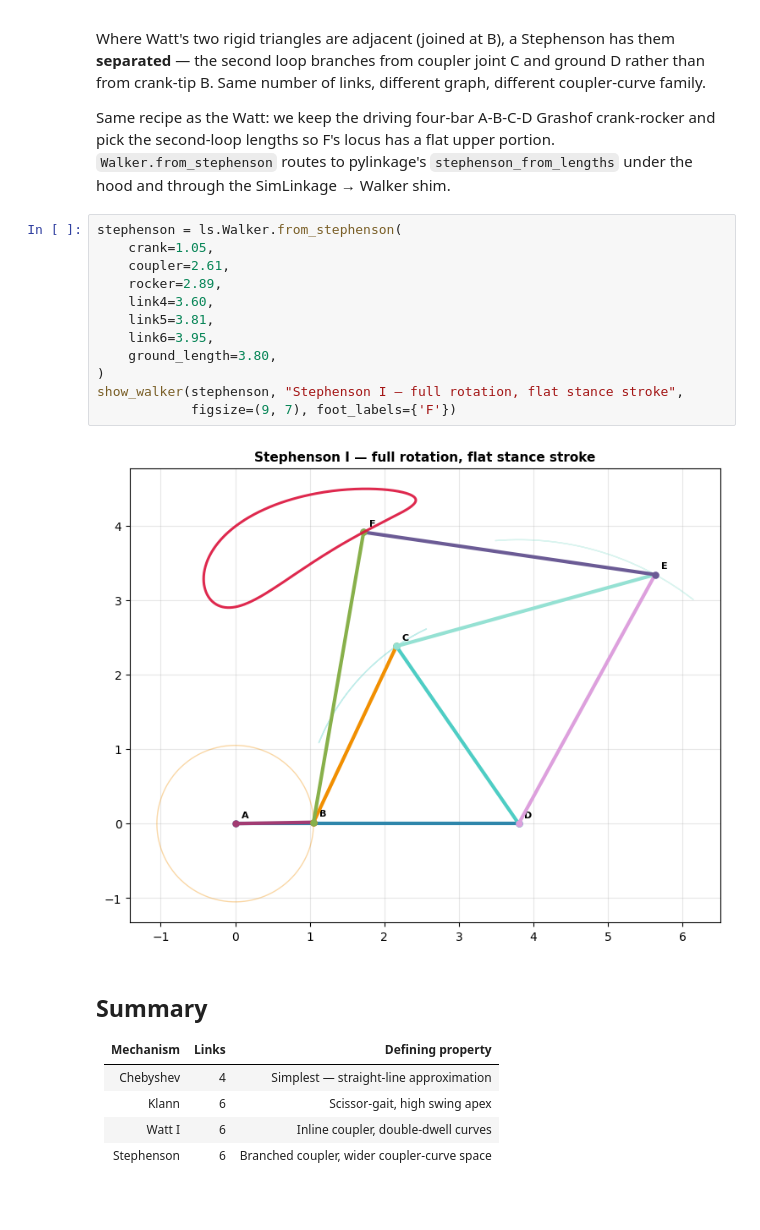
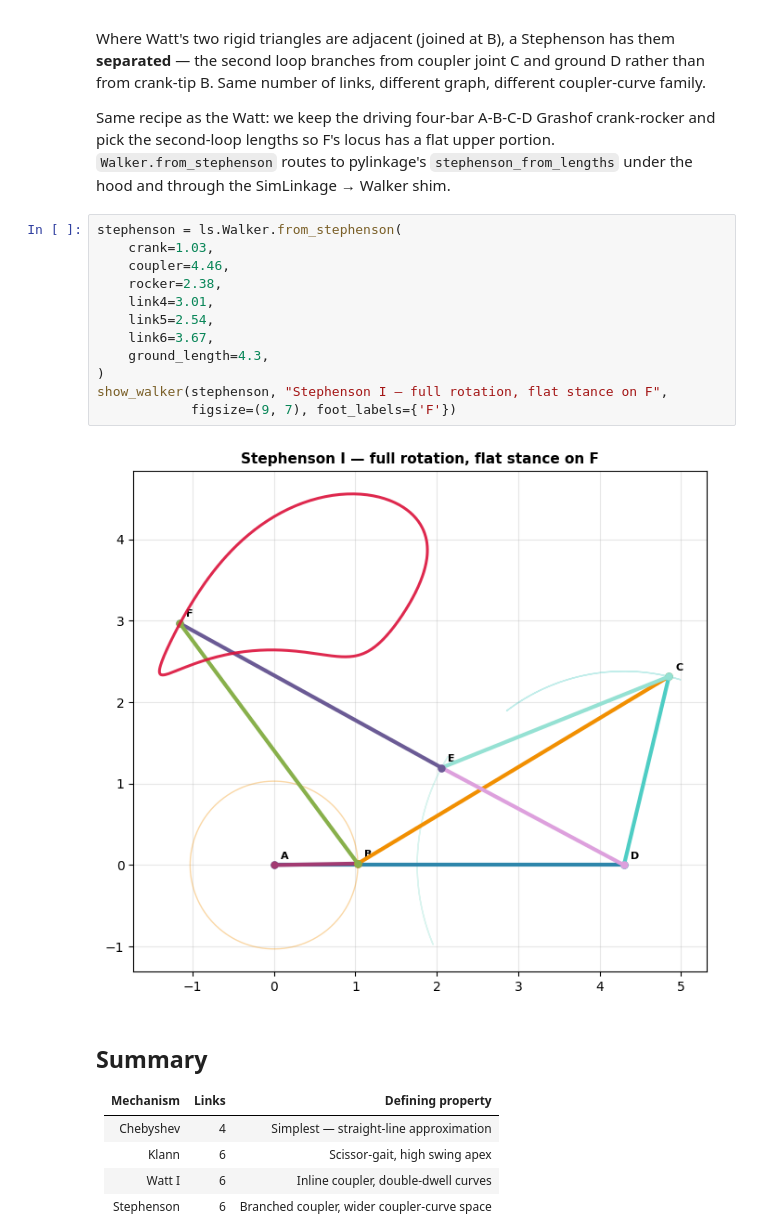
Before and after one commit to HugoFara/leggedsnake, a Jupyter notebook: examples/01_walkers_gallery.ipynb, the cells around one changed output. Cells and saved outputs as stored; diff of their text form; blank space fills up the shorter version.

```diff
--- a/examples/01_walkers_gallery.ipynb
+++ b/examples/01_walkers_gallery.ipynb
@@ -197,18 +198,18 @@ pylinkage's `stephenson_from_lengths` under the hood and through the
 SimLinkage → Walker shim.
 # %%
 stephenson = ls.Walker.from_stephenson(
-    crank=1.05,
-    coupler=2.61,
-    rocker=2.89,
-    link4=3.60,
-    link5=3.81,
-    link6=3.95,
-    ground_length=3.80,
+    crank=1.03,
+    coupler=4.46,
+    rocker=2.38,
+    link4=3.01,
+    link5=2.54,
+    link6=3.67,
+    ground_length=4.3,
 )
-show_walker(stephenson, "Stephenson I — full rotation, flat stance stroke",
+show_walker(stephenson, "Stephenson I — full rotation, flat stance on F",
             figsize=(9, 7), foot_labels={'F'})
 # %% [output]
-[figure, old version]
+[figure, new version]
 # %% [markdown]
 ## Summary
 
```
Also changed, not shown: parts of 3 cells of this notebook, 1 other file.
